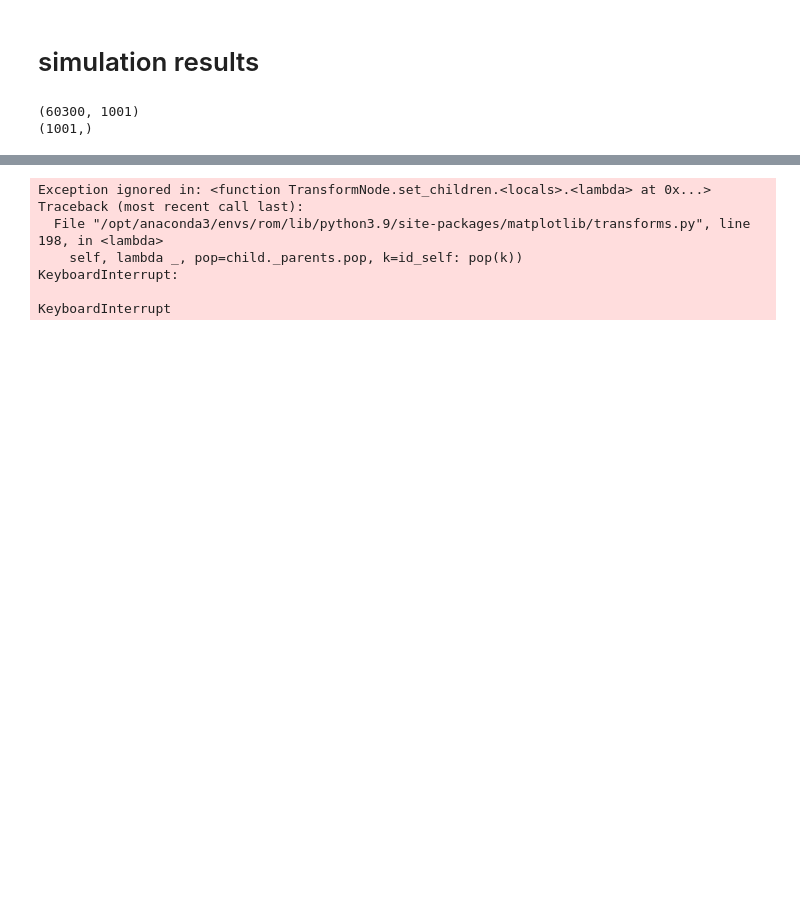
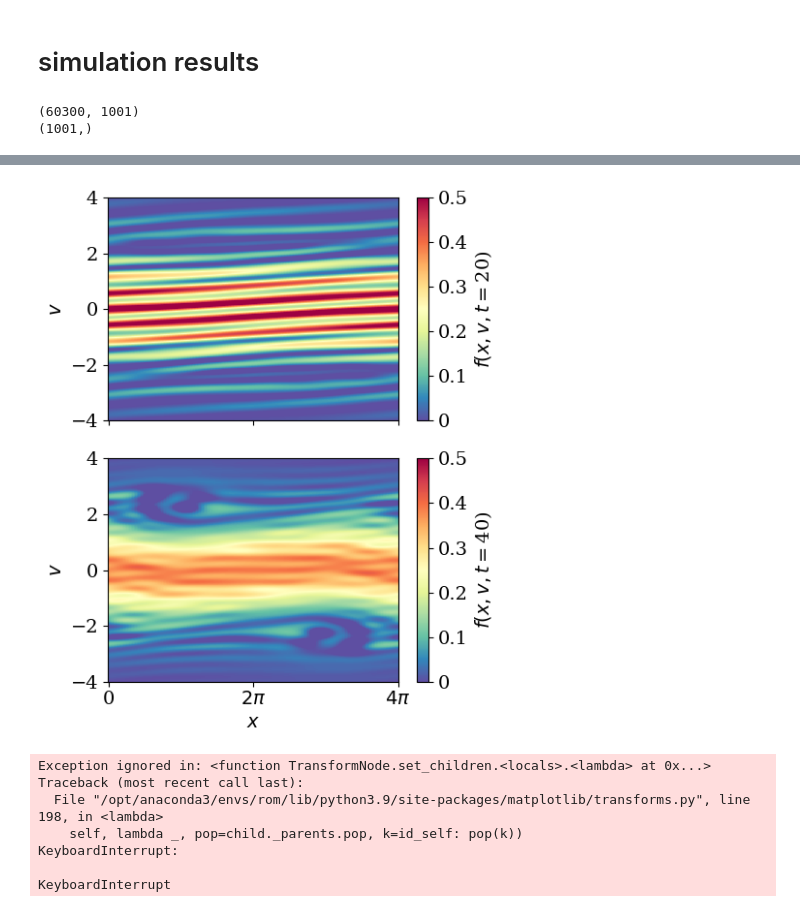
Before and after one commit to opaliss/Vlasov_Hermite_recurrence_study, a Jupyter notebook: aw_simulation/nonlinear_landau_damping.ipynb, the cells around one changed output, grey strips where cells are left out. Saved outputs shown, nothing was run; the diff lists cells and outputs as text; code cells hidden in the pictures; blank space fills up the shorter version.

```diff
--- a/aw_simulation/nonlinear_landau_damping.ipynb
+++ b/aw_simulation/nonlinear_landau_damping.ipynb
@@ -203,25 +235,27 @@ plt.savefig("figs/nonlinear_landau/nonlinear_landau_electric_field_damping.png",
 # %%
 # plot the phase space evolution as a function of time
-fig, ax = plt.subplots(nrows=2, figsize=(5, 10), sharex=True)
-for tt, ii in enumerate([int(25/dt), int(50/dt)]):
+fig, ax = plt.subplots(nrows=2, figsize=(5, 6), sharex=True)
+for tt, ii in enumerate([int(20/dt), int(40/dt)]):
     ii = int(ii)
     distribution = np.zeros((len(x), len(v)))
     for jj in range(setup.Nv):
         distribution += np.outer(state_e_midpoint[jj, :, ii], psi_ln_aw(xi=(v - setup.u_e)/setup.alpha_e, v=v, u_s=setup.u_e, alpha_s=setup.alpha_e, n=jj))
     pos = ax[tt].pcolormesh(x, v, (distribution).T, cmap="Spectral_r", vmin=0, vmax=0.5)
     ax[tt].set_ylabel("$v$")
     cbar = fig.colorbar(pos)
     ax[tt].set_yticks([-4, -2, 0, 2, 4])
     cbar.ax.set_ylabel(r'$f(x, v, t=$' + str(int(sol_midpoint_t[ii])) + ")", rotation=90)
     cbar.ax.set_yticks([0, 0.1, 0.2, 0.3, 0.4, 0.5])
     cbar.ax.set_yticklabels([r"0", r"0.1", r"0.2", r"0.3", r"0.4", r"0.5"])
 
 ax[tt].set_xticks([0, 2*np.pi, 4*np.pi])
 ax[tt].set_xticklabels([r"0", r"$2\pi$", r"$4\pi$"])
 ax[tt].set_yticks([-4, -2, 0, 2, 4])
 ax[tt].set_xlabel("$x$")
 plt.tight_layout()
-plt.savefig("figs/nonlinear_landau/nonlinear_landau_evolution_" + str(setup.Nv) + "_closure_" + str(setup.closure_type) + "_collisions_" + str(setup.col_type) + "_" + str(setup.hyper_rate) + ".png", dpi=200, bbox_inches='tight')
+plt.savefig("figs/nonlinear_landau/manuscript/nonlinear_landau_evolution_" + str(setup.Nv) + "_closure_" + str(setup.closure_type) + "_collisions_" + str(setup.col_type) + "_" + str(setup.hyper_rate) + "_" + str(setup.nu) +  ".png", dpi=200, bbox_inches='tight')
+# %% [output]
+[figure, added]
 # %%
 fig, ax = plt.subplots(figsize=(6, 4), dpi = 100)
 
```
Also changed, not shown: parts of 7 cells of this notebook, 1 other file.
